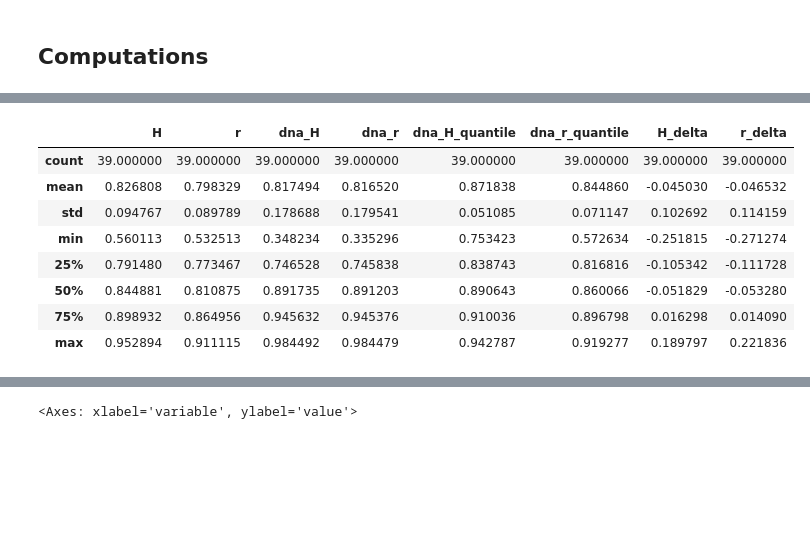
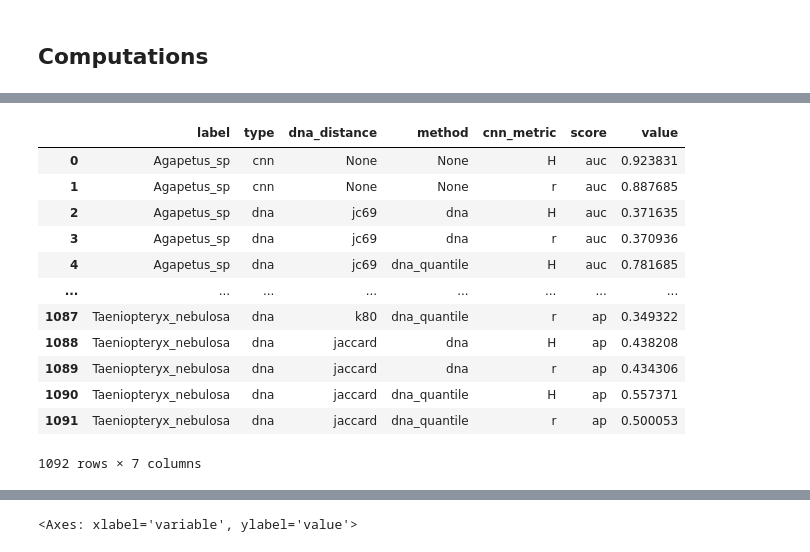
Before and after one commit to mikkoim/dnaimg-ood, a Jupyter notebook: notebooks/loo_fb2_process_all.ipynb, the cells around one changed output, grey strips where cells are left out. Saved outputs shown, nothing was run; the diff lists cells and outputs as text; code cells hidden in the pictures; blank space fills up the shorter version.

```diff
--- a/notebooks/loo_fb2_process_all.ipynb
+++ b/notebooks/loo_fb2_process_all.ipynb
@@ -94,11 +94,10 @@ def calculate_distance_matrix(df):
         for s2 in seqs:
             d = jaccard(s1["seq"], s2["seq"])
             D.loc[s1["id"], s2["id"]] = d
-    D = D.astype(np.float64)
+    D = 1-D.astype(np.float64)
     return D
 
 metabc_sample = align_dna("../data/raw/fb2dna.csv")
-D = calculate_distance_matrix(metabc_sample)
 metabc_sample
 # %% [output]
 |  | bold_record | seq | seq_align |
@@ -203,27 +274,21 @@ sorted_dfs = calculate_all_dfs(label, df_pred, D)
 # %%
-y_pred = np.linspace(1,0, len(sorted_dfs["H"]))
+y_pred = sorted_dfs["y_pred"]
 from sklearn.metrics import RocCurveDisplay
 
+cnn_metric = "H"
+dna_distance = "k80"
 RocCurveDisplay.from_predictions(
-    sorted_dfs["H"].is_outlier,
+    sorted_dfs["by_cnn"][cnn_metric].is_outlier,
     y_pred
 )
 RocCurveDisplay.from_predictions(
-    sorted_dfs["r"].is_outlier,
+    sorted_dfs["by_dna"][dna_distance]["dna"][cnn_metric].is_outlier,
     y_pred
 )
 RocCurveDisplay.from_predictions(
-    sorted_dfs["dna_H"].is_outlier,
+    sorted_dfs["by_dna"][dna_distance]["dna_quantile"][cnn_metric].is_outlier,
     y_pred
 )
-RocCurveDisplay.from_predictions(
-    sorted_dfs["dna_r"].is_outlier,
-    y_pred
-)
-RocCurveDisplay.from_predictions(
-    sorted_dfs["dna_H_quantile"].is_outlier,
-    y_pred
-)
 # %% [output]
 <sklearn.metrics._plot.roc_curve.RocCurveDisplay at 0x...>
 [figure]
@@ -255,12 +346,13 @@ calc_aucs(sorted_dfs)
 # %%
 from tqdm.notebook import tqdm
-scores = {}
+metric_dfs = []
 for label, model_name in tqdm(zip(config["labels"], config["ckpts"]), total=len(config["labels"])):
     df_pred, n_col = load_data(label, model_name)
     df_pred = calc_classifier_metrics(df_pred, n_col)
     sorted_dfs = calculate_all_dfs(label, df_pred, D)
 
-    aucs = calc_aucs(sorted_dfs)
-    print(aucs)
-    scores[label] = aucs
+    metric_df = calc_all_metrics(sorted_dfs)
+    metric_df.insert(0, "label", label)
+    metric_dfs.append(metric_df)
+    print(label)
 # %% [output]
@@ -306,0 +376,3 @@ score_df
+# %%
+score_df = pd.concat(metric_dfs).melt(id_vars=["label", "type", "dna_distance", "method", "cnn_metric"], var_name="score")
+score_df
@@ -307,12 +423,16 @@ score_df
 # %%
-score_df.describe()
+score_df
 # %% [output]
-|  | H | r | dna_H | dna_r | dna_H_quantile | dna_r_quantile | H_delta | r_delta |
-| count | 39.000000 | 39.000000 | 39.000000 | 39.000000 | 39.000000 | 39.000000 | 39.000000 | 39.000000 |
-| mean | 0.826808 | 0.798329 | 0.817494 | 0.816520 | 0.871838 | 0.844860 | -0.045030 | -0.046532 |
-| std | 0.094767 | 0.089789 | 0.178688 | 0.179541 | 0.051085 | 0.071147 | 0.102692 | 0.114159 |
-| min | 0.560113 | 0.532513 | 0.348234 | 0.335296 | 0.753423 | 0.572634 | -0.251815 | -0.271274 |
-| 25% | 0.791480 | 0.773467 | 0.746528 | 0.745838 | 0.838743 | 0.816816 | -0.105342 | -0.111728 |
-| 50% | 0.844881 | 0.810875 | 0.891735 | 0.891203 | 0.890643 | 0.860066 | -0.051829 | -0.053280 |
-| 75% | 0.898932 | 0.864956 | 0.945632 | 0.945376 | 0.910036 | 0.896798 | 0.016298 | 0.014090 |
-| max | 0.952894 | 0.911115 | 0.984492 | 0.984479 | 0.942787 | 0.919277 | 0.189797 | 0.221836 |
+|  | label | type | dna_distance | method | cnn_metric | score | value |
+| 0 | Agapetus_sp | cnn | None | None | H | auc | 0.923831 |
+| 1 | Agapetus_sp | cnn | None | None | r | auc | 0.887685 |
+| 2 | Agapetus_sp | dna | jc69 | dna | H | auc | 0.371635 |
+| 3 | Agapetus_sp | dna | jc69 | dna | r | auc | 0.370936 |
+| 4 | Agapetus_sp | dna | jc69 | dna_quantile | H | auc | 0.781685 |
+| ... | ... | ... | ... | ... | ... | ... | ... |
+| 1087 | Taeniopteryx_nebulosa | dna | k80 | dna_quantile | r | ap | 0.349322 |
+| 1088 | Taeniopteryx_nebulosa | dna | jaccard | dna | H | ap | 0.438208 |
+| 1089 | Taeniopteryx_nebulosa | dna | jaccard | dna | r | ap | 0.434306 |
+| 1090 | Taeniopteryx_nebulosa | dna | jaccard | dna_quantile | H | ap | 0.557371 |
+| 1091 | Taeniopteryx_nebulosa | dna | jaccard | dna_quantile | r | ap | 0.500053 |
+1092 rows × 7 columns
```
Also changed, not shown: parts of 22 cells of this notebook, 2 other files.
